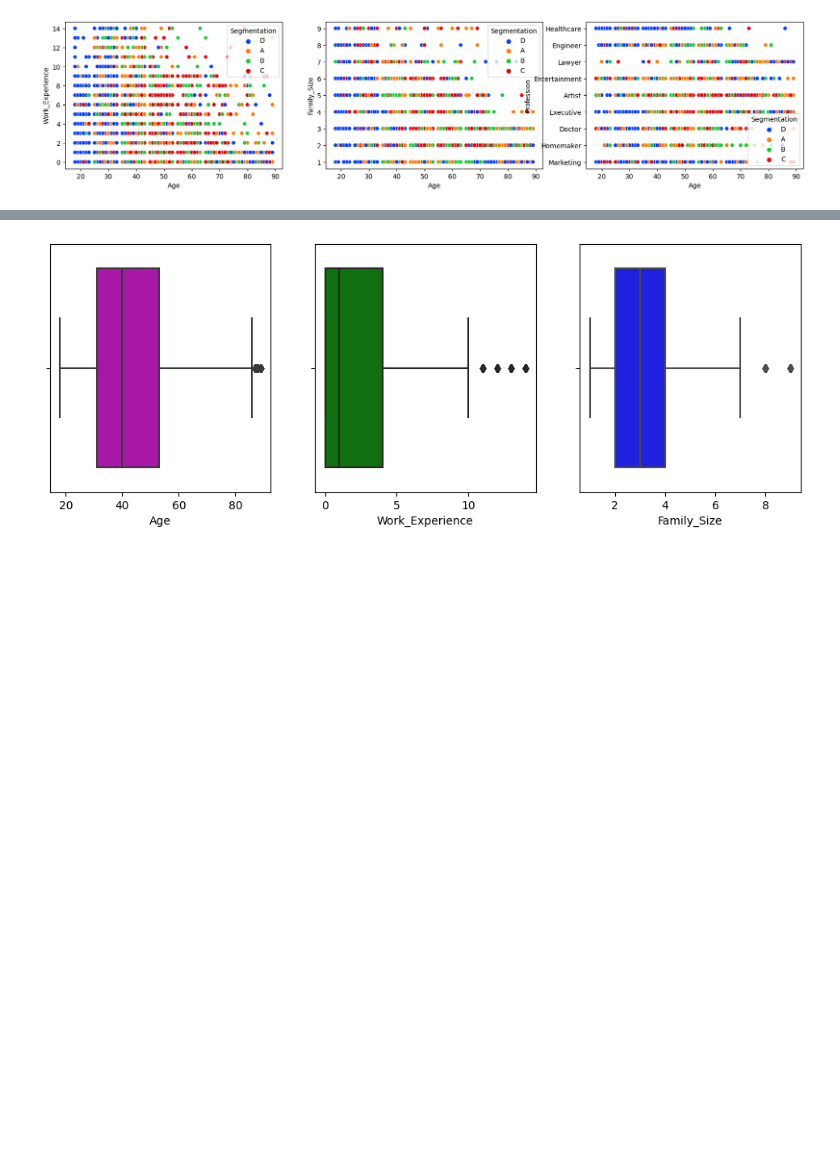
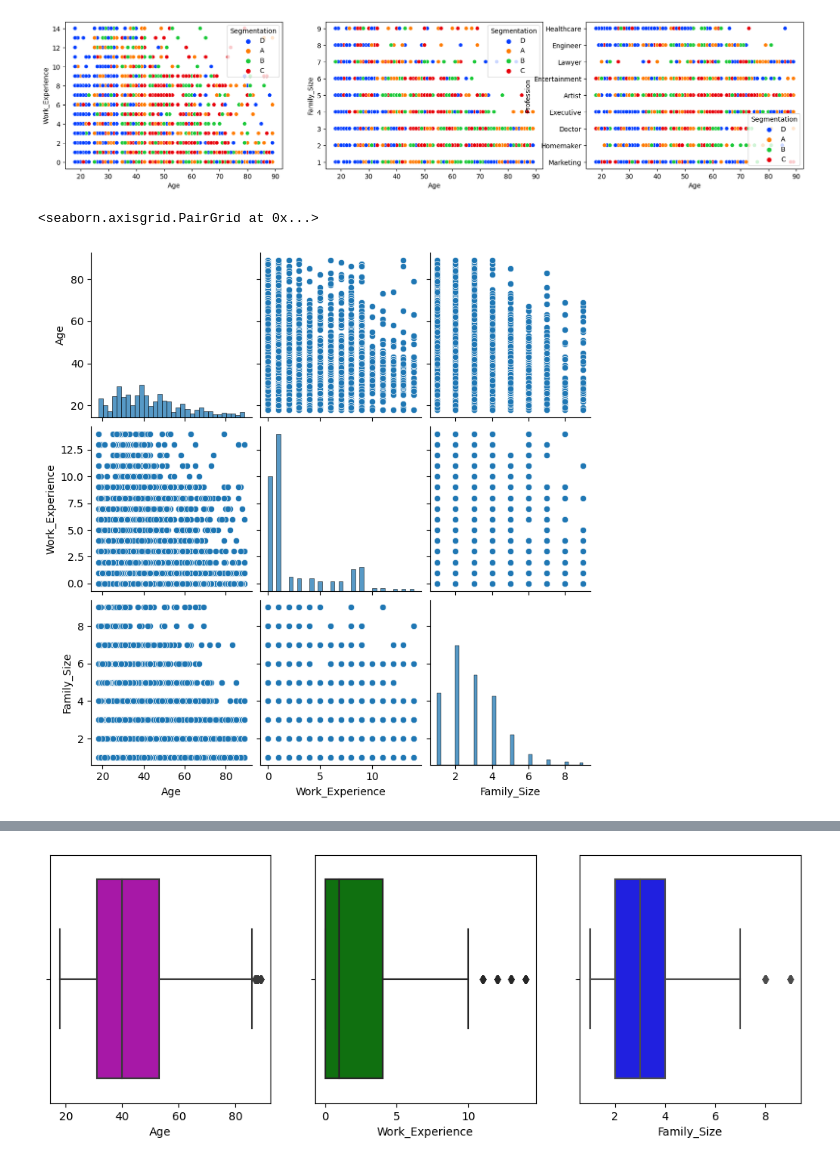
Before and after one commit to JanZmrzly/knn-classification, a Jupyter notebook: knn.ipynb, the cells around one changed output, grey strips where cells are left out. Cells and saved outputs as stored; diff of their text form; code cells hidden in the pictures; blank space fills up the shorter version.

```diff
--- a/knn.ipynb
+++ b/knn.ipynb
@@ -35,3 +37,8 @@ def plot_data():
 plot_data()
 # %% [output]
 [figure]
+# %%
+sns.pairplot(df)
+# %% [output]
+<seaborn.axisgrid.PairGrid at 0x...>
+[figure, added]
```
Also changed, not shown: parts of 9 cells of this notebook.
